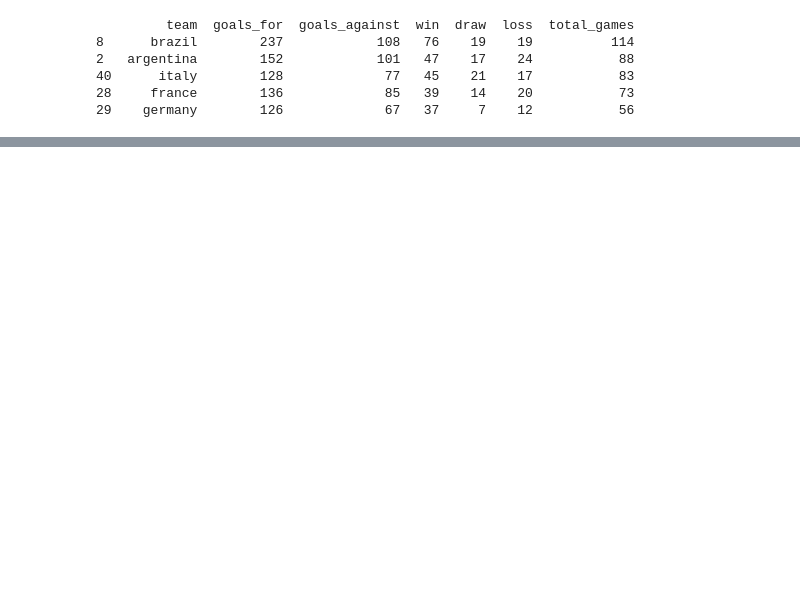
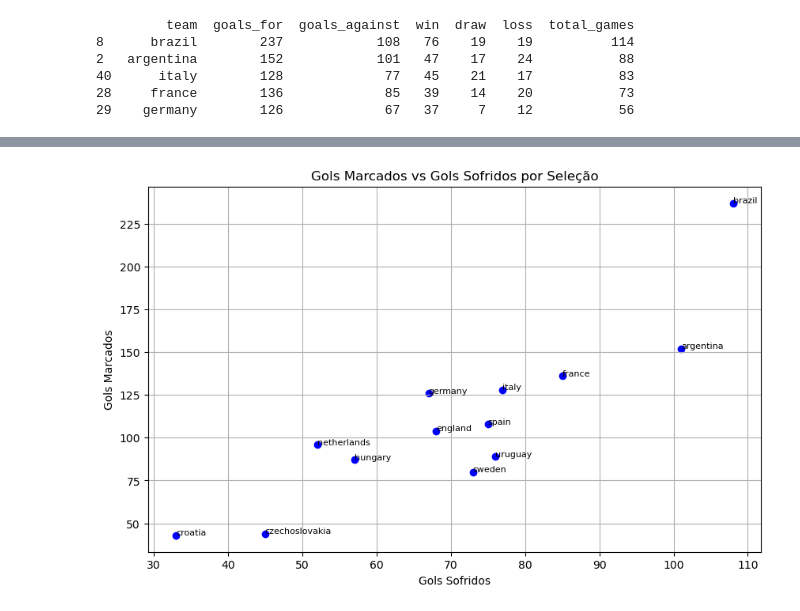
Before and after one commit to Jhonatarlp/Projeto_final_ciclo_basico_insper_Data, a Jupyter notebook: analise_exploratoria.ipynb, the cells around one changed output, grey strips where cells are left out. Cells and saved outputs as stored; diff of their text form; code cells hidden in the pictures; blank space fills up the shorter version.

```diff
--- a/analise_exploratoria.ipynb
+++ b/analise_exploratoria.ipynb
@@ -239,0 +260,3 @@ print(desempenho_geral.sort_values('win', ascending=False).head())
+# %%
+base_selecoes['points_per_game'] = base_selecoes['points'] / base_selecoes['total_games']
+print(base_selecoes.sort_values('points_per_game', ascending=False)[['team', 'points_per_game']].head(10))
@@ -239,0 +275,10 @@ print(desempenho_geral.sort_values('win', ascending=False).head())
+# %%
+# Usando base_selecoes diretamente
+base_selecoes['pontos_conquistados'] = base_selecoes['win'] * 3 + base_selecoes['draw']
+base_selecoes['pontos_possiveis'] = base_selecoes['total_games'] * 3
+
+# Calcular o aproveitamento em %
+base_selecoes['aproveitamento'] = (base_selecoes['pontos_conquistados'] / base_selecoes['pontos_possiveis']) * 100
+
+# Visualizar os melhores aproveitamentos
+print(base_selecoes[['team', 'aproveitamento']].sort_values(by='aproveitamento', ascending=False).head(10))
@@ -239,0 +297,12 @@ print(desempenho_geral.sort_values('win', ascending=False).head())
+# %%
+plt.figure(figsize=(10, 6))
+plt.scatter(base_selecoes['goals_against'], base_selecoes['goals_for'], c='blue')
+for i, row in base_selecoes.iterrows():
+    plt.text(row['goals_against'], row['goals_for'], row['team'], fontsize=8)
+plt.xlabel('Gols Sofridos')
+plt.ylabel('Gols Marcados')
+plt.title('Gols Marcados vs Gols Sofridos por Seleção')
+plt.grid(True)
+plt.show()
+# %% [output]
+[figure, added]
```
Also changed, not shown: parts of 7 cells of this notebook.
